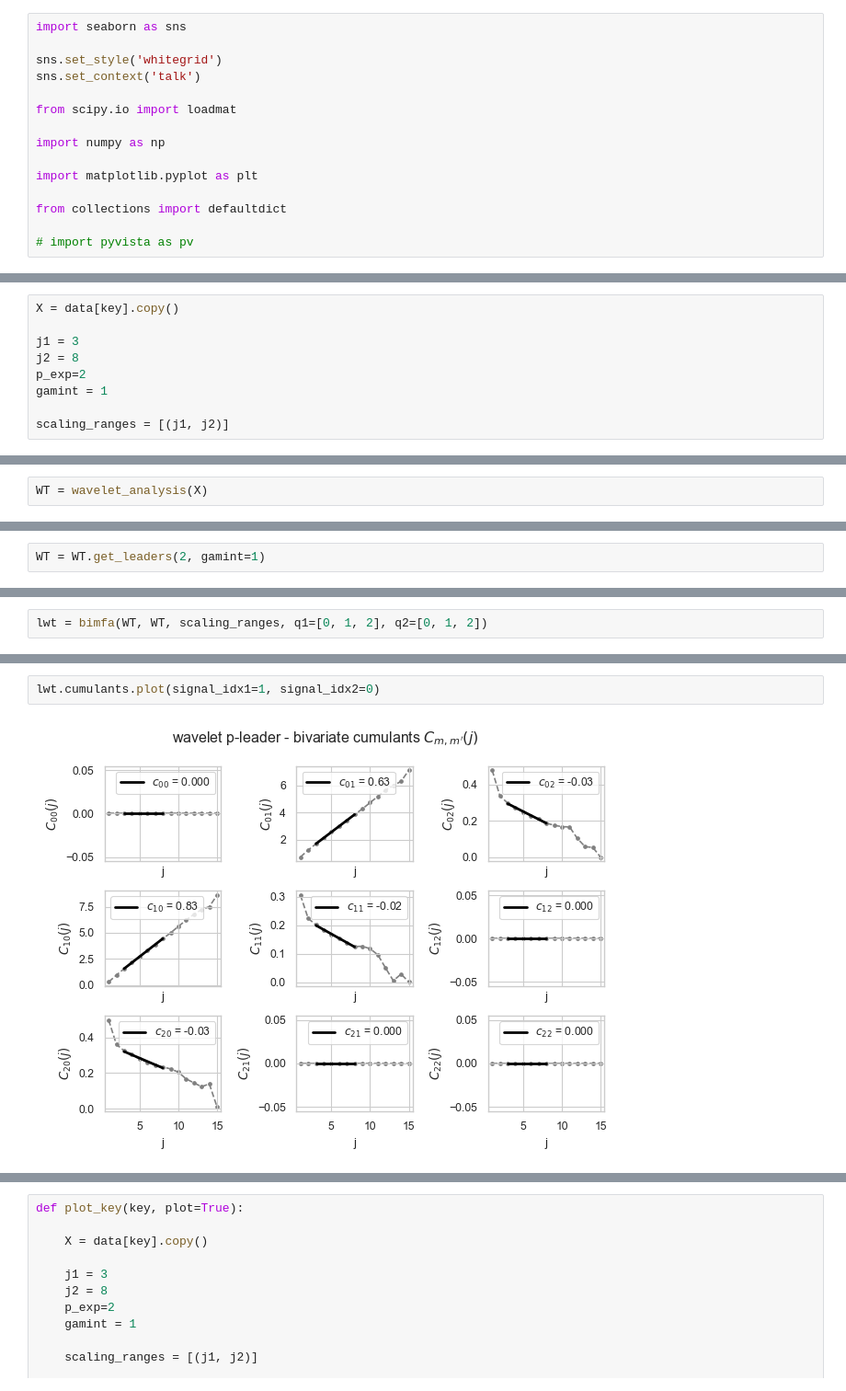
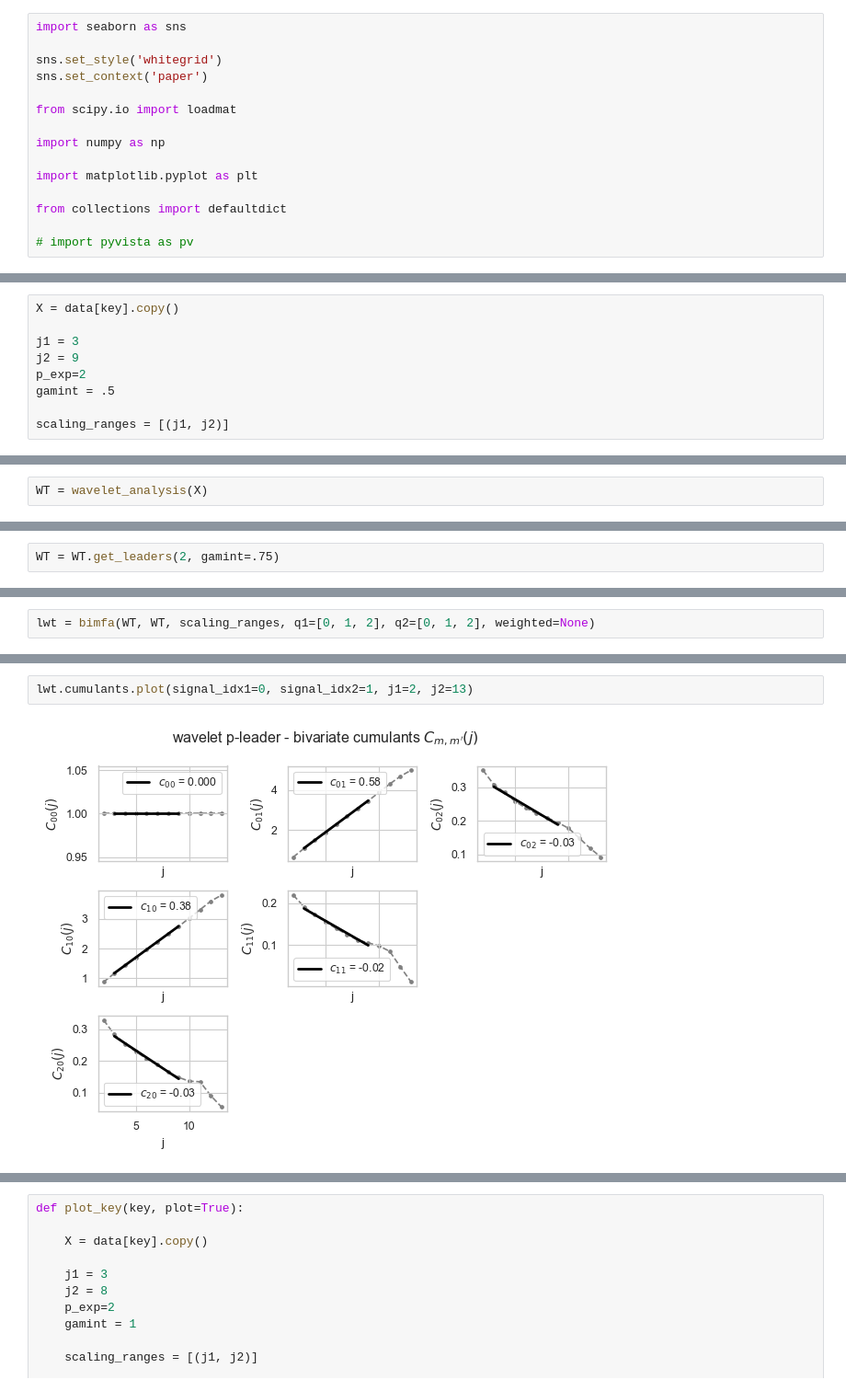
Before and after one commit to neurospin/pymultifracs, a Jupyter notebook: notebooks/Bivariate.ipynb, the cells around one changed output, grey strips where cells are left out. Shown: that part at 92% size. Drawn from its saved outputs; the diff is of its cells as text.

```diff
--- a/notebooks/Bivariate.ipynb
+++ b/notebooks/Bivariate.ipynb
@@ -7,7 +7,7 @@
 import seaborn as sns
 
 sns.set_style('whitegrid')
-sns.set_context('talk')
+sns.set_context('paper')
 
 from scipy.io import loadmat
 
@@ -41,9 +41,9 @@ key = 'ssMF'
 X = data[key].copy()
 
 j1 = 3
-j2 = 8
+j2 = 9
 p_exp=2
-gamint = 1
+gamint = .5
 
 scaling_ranges = [(j1, j2)]
 # %%
@@ -54,2 +58,2 @@ WT = wavelet_analysis(X)
 # %%
-WT = WT.get_leaders(2, gamint=1)
+WT = WT.get_leaders(2, gamint=.75)
@@ -56,2 +81,2 @@ WT = WT.get_leaders(2, gamint=1)
 # %%
-lwt = bimfa(WT, WT, scaling_ranges, q1=[0, 1, 2], q2=[0, 1, 2])
+lwt = bimfa(WT, WT, scaling_ranges, q1=[0, 1, 2], q2=[0, 1, 2], weighted=None)
@@ -76,4 +111,4 @@ array([[[[-0.03115693],
 # %%
-lwt.cumulants.plot(signal_idx1=1, signal_idx2=0)
+lwt.cumulants.plot(signal_idx1=0, signal_idx2=1, j1=2, j2=13)
 # %% [output]
-[figure, old version]
+[figure, new version]
```
Also changed, not shown: parts of 29 cells of this notebook, 6 other files.
